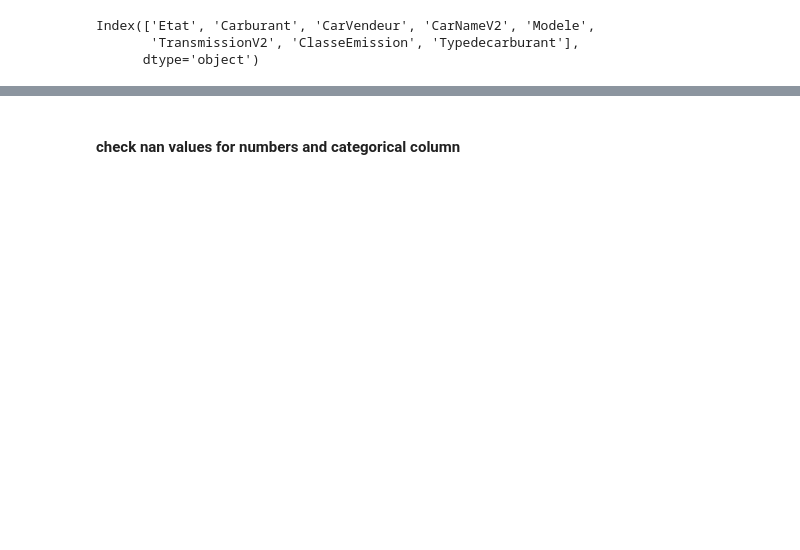
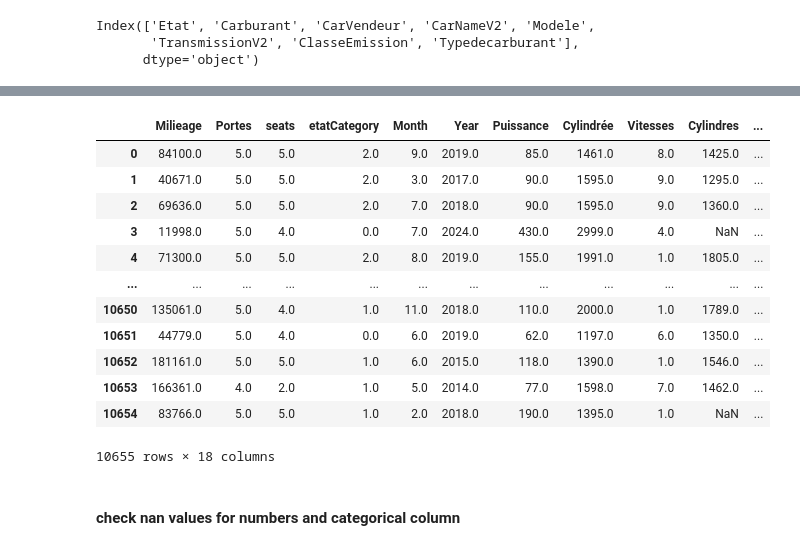
Before and after one commit to ImaneBenzegunine/CarBrain, a Jupyter notebook: CARBRAIN/notebook/ModemBuilding.ipynb, the cells around one changed output, grey strips where cells are left out. Saved outputs shown, nothing was run; the diff lists cells and outputs as text; code cells hidden in the pictures; blank space fills up the shorter version.

```diff
--- a/CARBRAIN/notebook/ModemBuilding.ipynb
+++ b/CARBRAIN/notebook/ModemBuilding.ipynb
@@ -114,4 +153,20 @@ Index(['Milieage', 'Portes', 'seats', 'etatCategory', 'Month', 'Year',
       dtype='object')
+# %%
+data2[number_columns].astype(np.float64)
+# %% [output]
+|  | Milieage | Portes | seats | etatCategory | Month | Year | Puissance | Cylindrée | Vitesses | Cylindres | ... |
+| 0 | 84100.0 | 5.0 | 5.0 | 2.0 | 9.0 | 2019.0 | 85.0 | 1461.0 | 8.0 | 1425.0 | ... |
+| 1 | 40671.0 | 5.0 | 5.0 | 2.0 | 3.0 | 2017.0 | 90.0 | 1595.0 | 9.0 | 1295.0 | ... |
+| 2 | 69636.0 | 5.0 | 5.0 | 2.0 | 7.0 | 2018.0 | 90.0 | 1595.0 | 9.0 | 1360.0 | ... |
+| 3 | 11998.0 | 5.0 | 4.0 | 0.0 | 7.0 | 2024.0 | 430.0 | 2999.0 | 4.0 | NaN | ... |
+| 4 | 71300.0 | 5.0 | 5.0 | 2.0 | 8.0 | 2019.0 | 155.0 | 1991.0 | 1.0 | 1805.0 | ... |
+| ... | ... | ... | ... | ... | ... | ... | ... | ... | ... | ... | ... |
+| 10650 | 135061.0 | 5.0 | 4.0 | 1.0 | 11.0 | 2018.0 | 110.0 | 2000.0 | 1.0 | 1789.0 | ... |
+| 10651 | 44779.0 | 5.0 | 4.0 | 0.0 | 6.0 | 2019.0 | 62.0 | 1197.0 | 6.0 | 1350.0 | ... |
+| 10652 | 181161.0 | 5.0 | 5.0 | 1.0 | 6.0 | 2015.0 | 118.0 | 1390.0 | 1.0 | 1546.0 | ... |
+| 10653 | 166361.0 | 4.0 | 2.0 | 1.0 | 5.0 | 2014.0 | 77.0 | 1598.0 | 7.0 | 1462.0 | ... |
+| 10654 | 83766.0 | 5.0 | 5.0 | 1.0 | 2.0 | 2018.0 | 190.0 | 1395.0 | 1.0 | NaN | ... |
+10655 rows × 18 columns
 # %% [markdown]
 #### check nan values for numbers  and categorical column
 # %%
```
Also changed, not shown: parts of 23 cells of this notebook.
